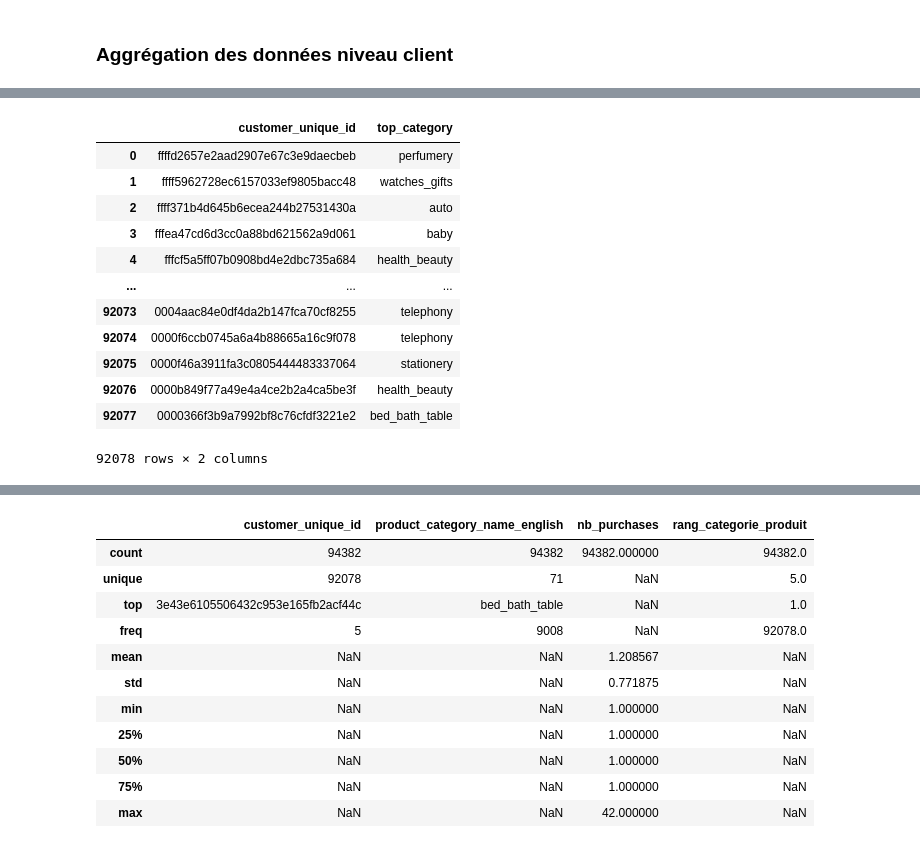
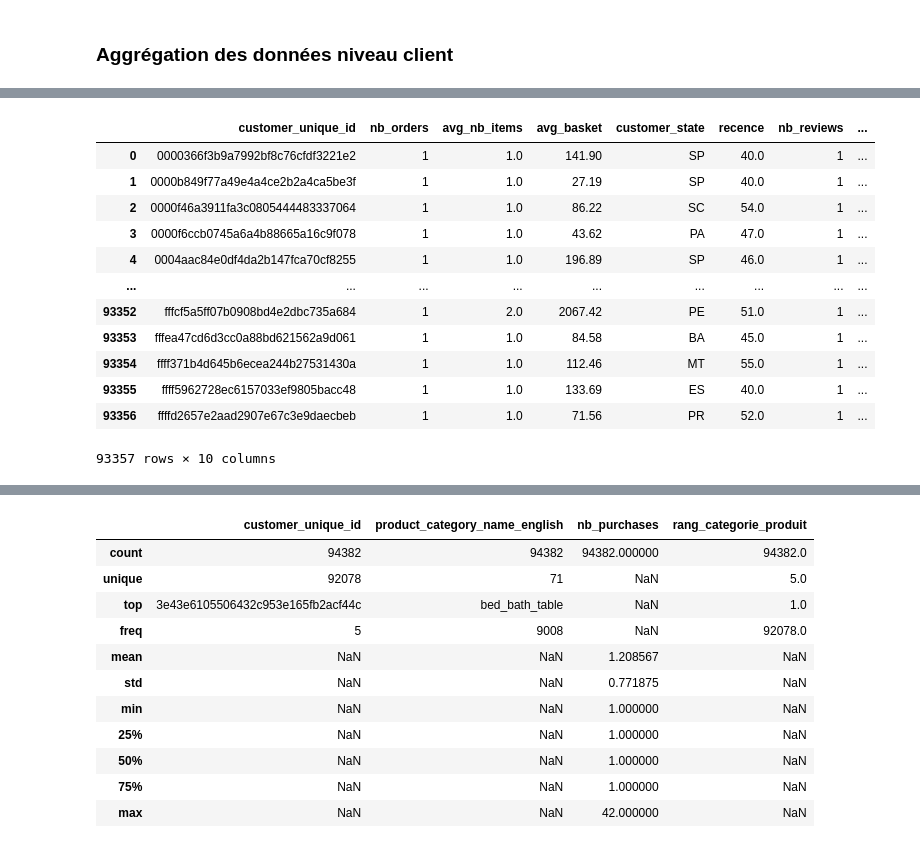
Before and after one commit to sebastienbourgeois/oc-p5-segmenter-clients-site-ecommerce, a Jupyter notebook: POLIST_01_notebookanalyse.ipynb, the cells around one changed output, grey strips where cells are left out. Drawn from its saved outputs; the diff is of its cells as text; code cells hidden in the pictures.

Commit message:
Construction du dataset à la maille client terminée

```diff
--- a/POLIST_01_notebookanalyse.ipynb
+++ b/POLIST_01_notebookanalyse.ipynb
@@ -1034,3 +1014,10 @@ client_etat_recence_derniere_commande = maille_clients_commandes[maille_clients_
+# %%
+client_etat_recence_derniere_commande = client_etat_recence_derniere_commande[["customer_unique_id",
+                                                                               "customer_state",
+                                                                               "recence"]]
+aggregats_par_client = aggregats_par_client.merge(client_etat_recence_derniere_commande,
+                                                  how="inner",
+                                                  on="customer_unique_id")
 # %%
 maille_clients_satisfaction = dataset_commandes_produits[["customer_unique_id", "review_id", "review_score"]]
 maille_clients_satisfaction = maille_clients_satisfaction.drop_duplicates()
@@ -1061,6 +1032,10 @@ score_moyen_commentaires_par_client
 # %%
-aggregats_par_client = nb_commentaires_par_client.merge(score_moyen_commentaires_par_client,
-                                                        how="inner", on="customer_unique_id")
+aggregats_par_client = aggregats_par_client.merge(nb_commentaires_par_client,
+                                                  how="inner",
+                                                  on="customer_unique_id")
+aggregats_par_client = aggregats_par_client.merge(score_moyen_commentaires_par_client,
+                                                  how="inner",
+                                                  on="customer_unique_id")
 # %%
 maille_clients_vendeurs = dataset_commandes_produits[["customer_unique_id", "seller_id"]]
 maille_clients_vendeurs = maille_clients_vendeurs.drop_duplicates()
@@ -1086,3 +1045,7 @@ dataset_commandes_produits
+# %%
+aggregats_par_client = aggregats_par_client.merge(nb_vendeurs_par_client,
+                                                  how="inner",
+                                                  on="customer_unique_id")
 # %%
 maille_clients_categories_produits = dataset_commandes_produits[["customer_unique_id",
                                                                  "product_id",
@@ -1129,19 +1094,23 @@ top_categorie_par_client = nb_achats_et_montant_par_client_categorie.loc[
     ["customer_unique_id", "product_category_name_english"]]
 top_categorie_par_client.columns = ["customer_unique_id", "top_category"]
 top_categorie_par_client = top_categorie_par_client.reset_index(drop=True)
-# %%
-top_categorie_par_client
-# %% [output]
-|  | customer_unique_id | top_category |
-| 0 | ffffd2657e2aad2907e67c3e9daecbeb | perfumery |
-| 1 | ffff5962728ec6157033ef9805bacc48 | watches_gifts |
-| 2 | ffff371b4d645b6ecea244b27531430a | auto |
-| 3 | fffea47cd6d3cc0a88bd621562a9d061 | baby |
-| 4 | fffcf5a5ff07b0908bd4e2dbc735a684 | health_beauty |
-| ... | ... | ... |
-| 92073 | 0004aac84e0df4da2b147fca70cf8255 | telephony |
-| 92074 | 0000f6ccb0745a6a4b88665a16c9f078 | telephony |
-| 92075 | 0000f46a3911fa3c0805444483337064 | stationery |
-| 92076 | 0000b849f77a49e4a4ce2b2a4ca5be3f | health_beauty |
-| 92077 | 0000366f3b9a7992bf8c76cfdf3221e2 | bed_bath_table |
-92078 rows × 2 columns
+# %%
+aggregats_par_client = aggregats_par_client.merge(top_categorie_par_client,
+                                                  how="left",
+                                                  on="customer_unique_id")
+# %%
+aggregats_par_client
+# %% [output]
+|  | customer_unique_id | nb_orders | avg_nb_items | avg_basket | customer_state | recence | nb_reviews | ... |
+| 0 | 0000366f3b9a7992bf8c76cfdf3221e2 | 1 | 1.0 | 141.90 | SP | 40.0 | 1 | ... |
+| 1 | 0000b849f77a49e4a4ce2b2a4ca5be3f | 1 | 1.0 | 27.19 | SP | 40.0 | 1 | ... |
+| 2 | 0000f46a3911fa3c0805444483337064 | 1 | 1.0 | 86.22 | SC | 54.0 | 1 | ... |
+| 3 | 0000f6ccb0745a6a4b88665a16c9f078 | 1 | 1.0 | 43.62 | PA | 47.0 | 1 | ... |
+| 4 | 0004aac84e0df4da2b147fca70cf8255 | 1 | 1.0 | 196.89 | SP | 46.0 | 1 | ... |
+| ... | ... | ... | ... | ... | ... | ... | ... | ... |
+| 93352 | fffcf5a5ff07b0908bd4e2dbc735a684 | 1 | 2.0 | 2067.42 | PE | 51.0 | 1 | ... |
+| 93353 | fffea47cd6d3cc0a88bd621562a9d061 | 1 | 1.0 | 84.58 | BA | 45.0 | 1 | ... |
+| 93354 | ffff371b4d645b6ecea244b27531430a | 1 | 1.0 | 112.46 | MT | 55.0 | 1 | ... |
+| 93355 | ffff5962728ec6157033ef9805bacc48 | 1 | 1.0 | 133.69 | ES | 40.0 | 1 | ... |
+| 93356 | ffffd2657e2aad2907e67c3e9daecbeb | 1 | 1.0 | 71.56 | PR | 52.0 | 1 | ... |
+93357 rows × 10 columns
```
Also changed, not shown: parts of 21 cells of this notebook.
